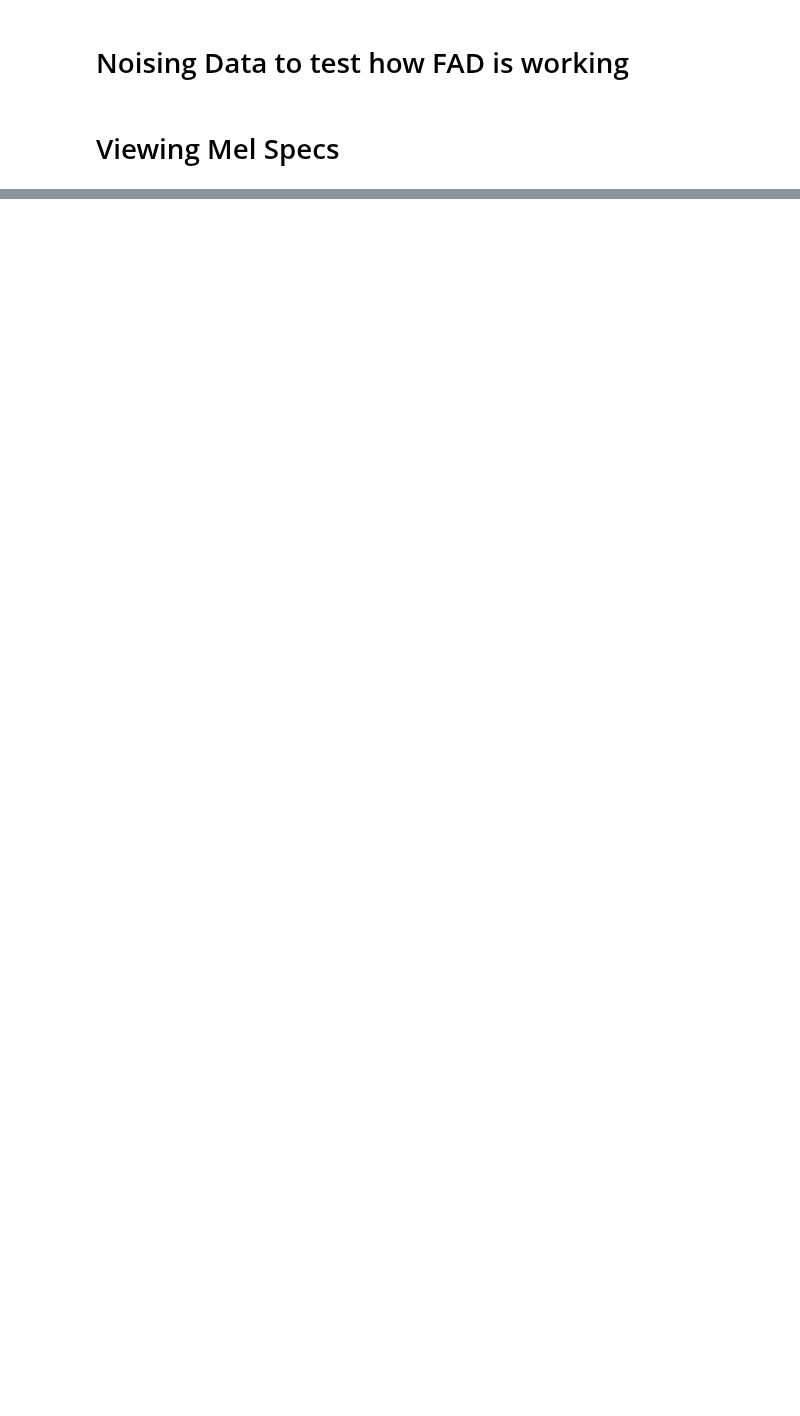
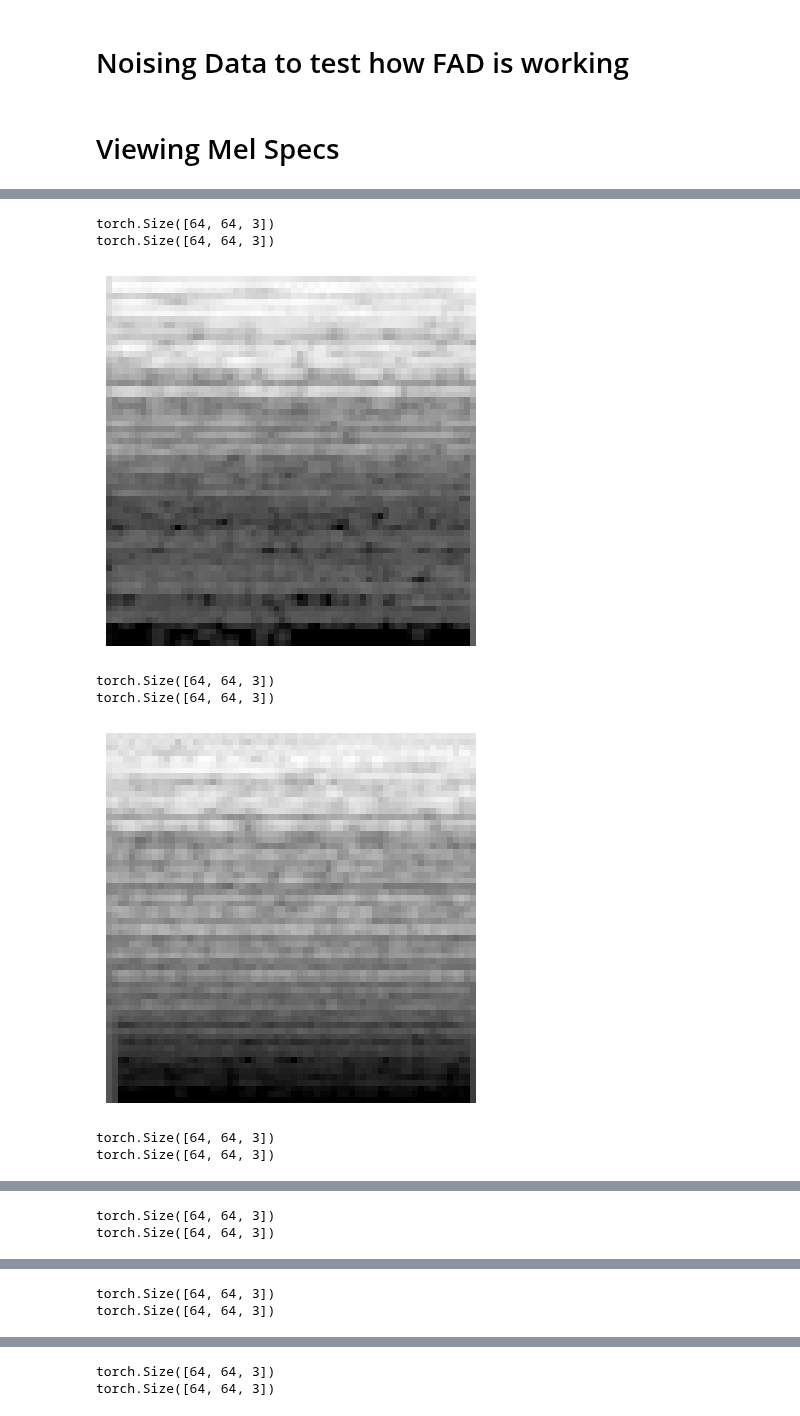
Before and after one commit to BrainTwin/audio-diffusion, a Jupyter notebook: notebooks/test_data.ipynb, the cells around one changed output, grey strips where cells are left out. Cells and saved outputs as stored; diff of their text form; code cells hidden in the pictures; blank space fills up the shorter version.

```diff
--- a/notebooks/test_data.ipynb
+++ b/notebooks/test_data.ipynb
@@ -48,12 +48,12 @@ from datasets import load_dataset, load_from_disk
 from torchvision.transforms import Compose, Normalize, ToTensor
 # %%
 def load_dataset(dataset_path):
-    dataset_name = '../cache/spotify_sleep_dataset/waveform_small/mel_spectrogram_256_256'
+    # dataset_name = '../cache/spotify_sleep_dataset/waveform_small/mel_spectrogram_256_256'
     dataset_config_name = None
     vae = None
 
     dataset = load_from_disk(
-        dataset_name,
+        dataset_path,
         storage_options=dataset_config_name)["train"]
 
     train_batch_size = 16
@@ -89,6 +89,3 @@ def load_dataset(dataset_path):
         encodings = pickle.load(open(encodings, "rb"))
 
     return dataset
-# %%
-dataset_name = '../cache/spotify_sleep_dataset/waveform_small/mel_spectrogram_256_256'
-dataset = load_dataset(dataset_name)
@@ -103,7 +93,7 @@ Dataset({
 import matplotlib.pyplot as plt
 from PIL import Image
 # %%
-def show_image(index):
+def show_image(index, dataset):
     # Access the image at the specified index
     item = dataset[index]
     # Convert the tensor image to a PIL image
@@ -118,9 +108,10 @@ def show_image(index):
         image_tensor = image_tensor.unsqueeze(2).repeat(1, 1, 3)
 
     # Denormalize the image tensor
+    print(image_tensor.shape)
     image_tensor = (image_tensor * 0.5 + 0.5) * 255
+    print(image_tensor.shape)
     image = Image.fromarray(image_tensor.numpy().astype('uint8'))
-
     # Display the image
     plt.imshow(image)
     plt.axis('off')  # Turn off axis numbers and ticks
@@ -131,0 +119,6 @@ show_image(0)
+# %%
+ssd_256_256_path = '../cache/spotify_sleep_dataset/waveform_small/mel_spectrogram_256_256'
+ssd_256_256 = load_dataset(ssd_256_256_path)
+
+ssd_64_64_path = '../cache/spotify_sleep_dataset/waveform_small/mel_spec_64_64'
+ssd_64_64 = load_dataset(ssd_64_64_path)
@@ -131,0 +131,12 @@ show_image(0)
+# %%
+for i in random.sample(range(len(ssd_64_64)), 20):
+    show_image(i, ssd_64_64)
+# %% [output]
+torch.Size([64, 64, 3])
+torch.Size([64, 64, 3])
+[figure, added]
+torch.Size([64, 64, 3])
+torch.Size([64, 64, 3])
+[figure, added]
+torch.Size([64, 64, 3])
+torch.Size([64, 64, 3])
@@ -131,0 +144,2 @@ show_image(0)
+torch.Size([64, 64, 3])
+torch.Size([64, 64, 3])
@@ -131,0 +147,2 @@ show_image(0)
+torch.Size([64, 64, 3])
+torch.Size([64, 64, 3])
@@ -131,0 +150,2 @@ show_image(0)
+torch.Size([64, 64, 3])
+torch.Size([64, 64, 3])
```
Also changed, not shown: parts of 6 cells of this notebook, 2 other files.
